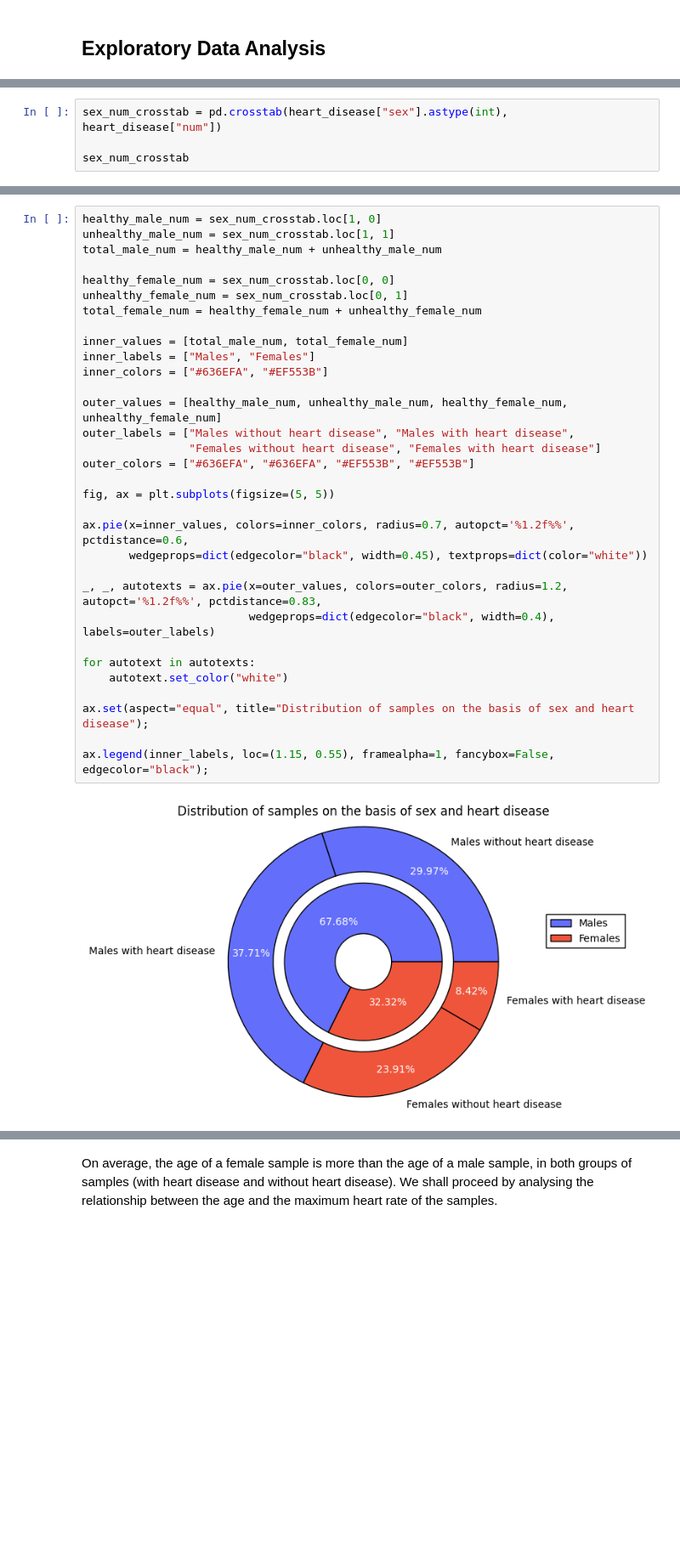
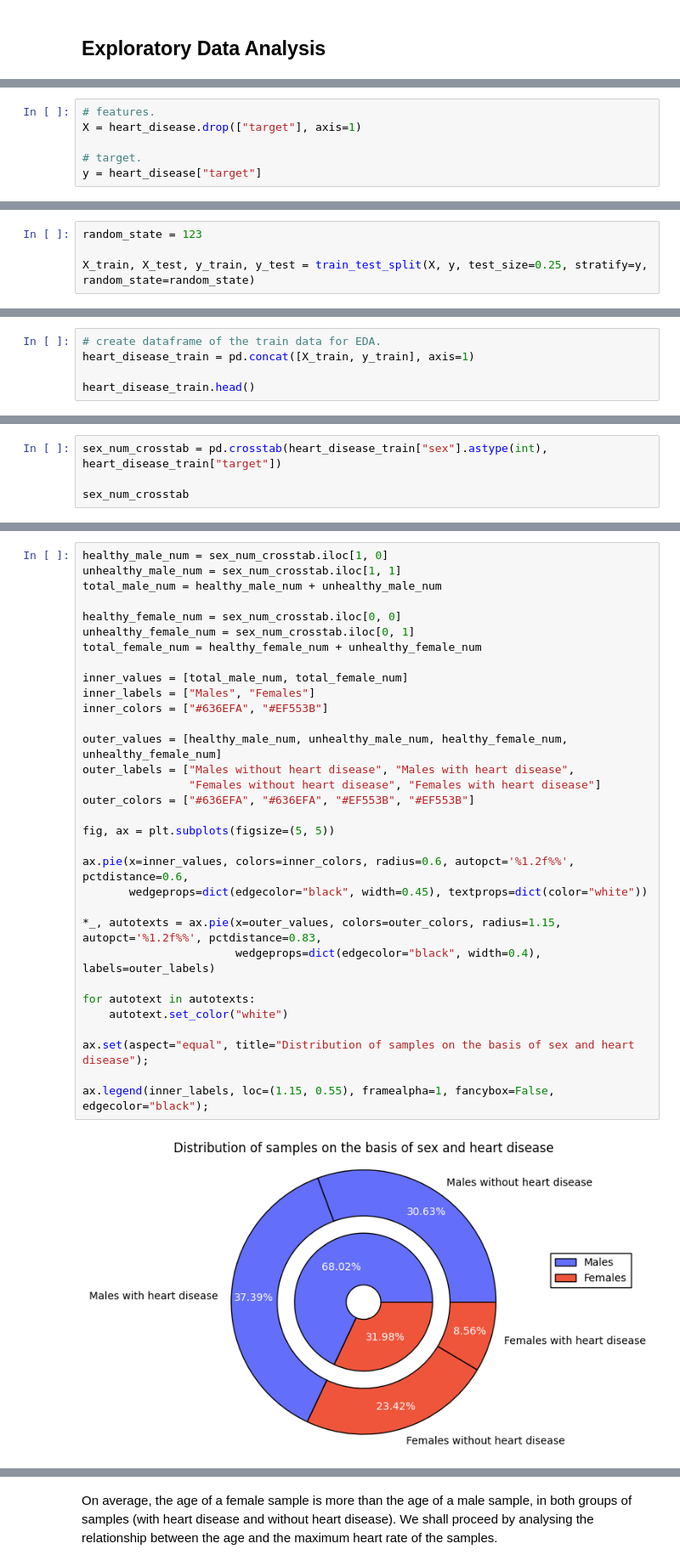
Before and after one commit to kul-arun/heart-disease-prediction, a Jupyter notebook: heart_disease_prediction.ipynb, the cells around one changed output, grey strips where cells are left out. Shown: that part at 85% size. Drawn from its saved outputs; the diff is of its cells as text; blank space fills up the shorter version.

```diff
--- a/heart_disease_prediction.ipynb
+++ b/heart_disease_prediction.ipynb
@@ -198,0 +176,6 @@ The dataframe has 297 rows and 14 columns.
+# %%
+# features.
+X = heart_disease.drop(["target"], axis=1)
+
+# target.
+y = heart_disease["target"]
@@ -198,0 +184,4 @@ The dataframe has 297 rows and 14 columns.
+# %%
+random_state = 123
+
+X_train, X_test, y_train, y_test = train_test_split(X, y, test_size=0.25, stratify=y, random_state=random_state)
@@ -198,0 +205,5 @@ The dataframe has 297 rows and 14 columns.
+# %%
+# create dataframe of the train data for EDA.
+heart_disease_train = pd.concat([X_train, y_train], axis=1)
+
+heart_disease_train.head()
@@ -201,5 +219,5 @@ Let us look at the distribution of samples in the dataset on the basis of sex an
 # %%
-sex_num_crosstab = pd.crosstab(heart_disease["sex"].astype(int), heart_disease["num"])
+sex_num_crosstab = pd.crosstab(heart_disease_train["sex"].astype(int), heart_disease_train["target"])
 
 sex_num_crosstab
 # %% [output]
@@ -210,35 +228,35 @@ sex_num_crosstab
 # %%
-healthy_male_num = sex_num_crosstab.loc[1, 0]
-unhealthy_male_num = sex_num_crosstab.loc[1, 1]
+healthy_male_num = sex_num_crosstab.iloc[1, 0]
+unhealthy_male_num = sex_num_crosstab.iloc[1, 1]
 total_male_num = healthy_male_num + unhealthy_male_num
 
-healthy_female_num = sex_num_crosstab.loc[0, 0]
-unhealthy_female_num = sex_num_crosstab.loc[0, 1]
+healthy_female_num = sex_num_crosstab.iloc[0, 0]
+unhealthy_female_num = sex_num_crosstab.iloc[0, 1]
 total_female_num = healthy_female_num + unhealthy_female_num
 
 inner_values = [total_male_num, total_female_num]
 inner_labels = ["Males", "Females"]
 inner_colors = ["#636EFA", "#EF553B"]
 
 outer_values = [healthy_male_num, unhealthy_male_num, healthy_female_num, unhealthy_female_num]
 outer_labels = ["Males without heart disease", "Males with heart disease",
                 "Females without heart disease", "Females with heart disease"]
 outer_colors = ["#636EFA", "#636EFA", "#EF553B", "#EF553B"]
 
 fig, ax = plt.subplots(figsize=(5, 5))
 
-ax.pie(x=inner_values, colors=inner_colors, radius=0.7, autopct='%1.2f%%', pctdistance=0.6,
+ax.pie(x=inner_values, colors=inner_colors, radius=0.6, autopct='%1.2f%%', pctdistance=0.6,
        wedgeprops=dict(edgecolor="black", width=0.45), textprops=dict(color="white"))
 
-_, _, autotexts = ax.pie(x=outer_values, colors=outer_colors, radius=1.2, autopct='%1.2f%%', pctdistance=0.83,
-                         wedgeprops=dict(edgecolor="black", width=0.4), labels=outer_labels)
+*_, autotexts = ax.pie(x=outer_values, colors=outer_colors, radius=1.15, autopct='%1.2f%%', pctdistance=0.83,
+                       wedgeprops=dict(edgecolor="black", width=0.4), labels=outer_labels)
 
 for autotext in autotexts:
     autotext.set_color("white")
 
 ax.set(aspect="equal", title="Distribution of samples on the basis of sex and heart disease");
 
 ax.legend(inner_labels, loc=(1.15, 0.55), framealpha=1, fancybox=False, edgecolor="black");
 # %% [output]
-[figure, old version]
+[figure, new version]
 # %% [markdown]
```
Also changed, not shown: parts of 67 cells of this notebook.
